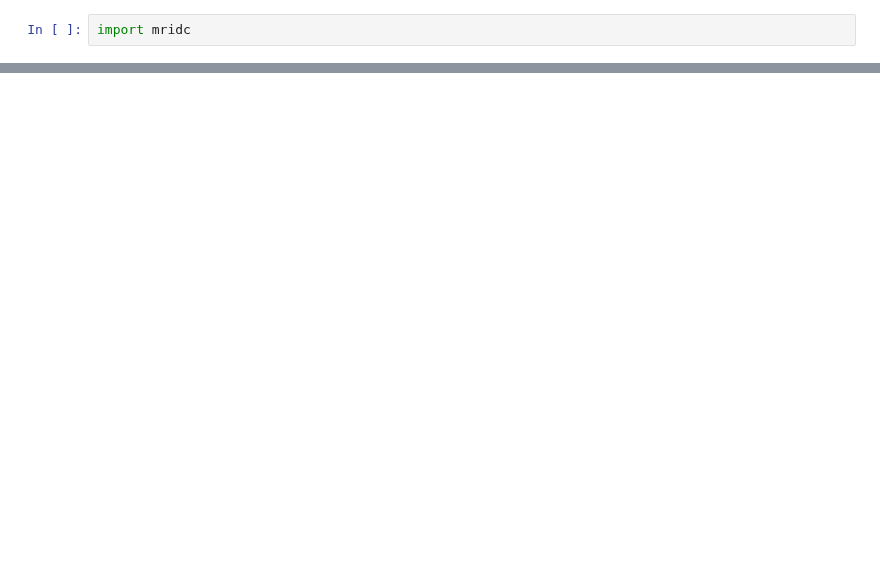
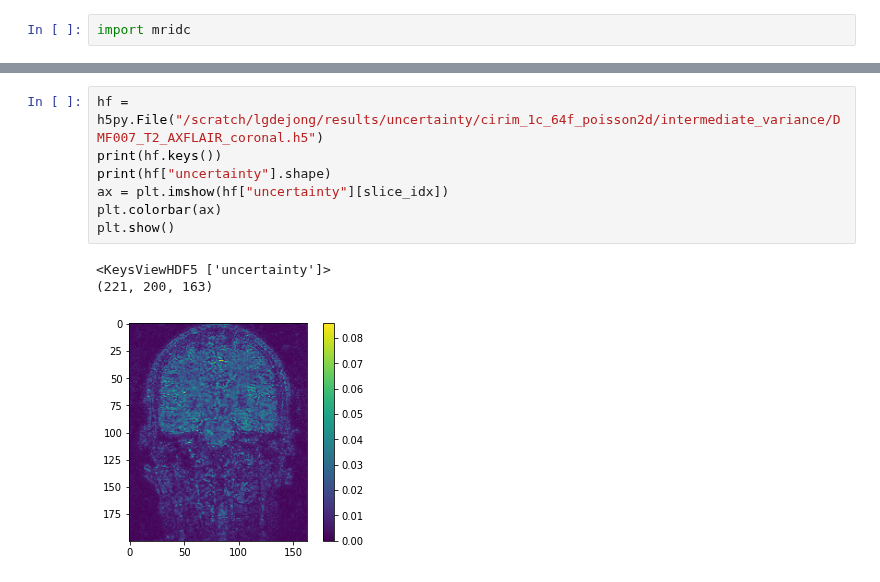
Before and after one commit to LysanderdeJong/RecSeg, a Jupyter notebook: test_ground.ipynb, the cells around one changed output, grey strips where cells are left out. Cells and saved outputs as stored; diff of their text form; blank space fills up the shorter version.

```diff
--- a/test_ground.ipynb
+++ b/test_ground.ipynb
@@ -215,0 +317,11 @@ import mridc
+# %%
+hf = h5py.File("/scratch/lgdejong/results/uncertainty/cirim_1c_64f_poisson2d/intermediate_variance/DMF007_T2_AXFLAIR_coronal.h5")
+print(hf.keys())
+print(hf["uncertainty"].shape)
+ax = plt.imshow(hf["uncertainty"][slice_idx])
+plt.colorbar(ax)
+plt.show()
+# %% [output]
+<KeysViewHDF5 ['uncertainty']>
+(221, 200, 163)
+[figure, added]
```
Also changed, not shown: parts of 9 cells of this notebook, 17 other files.
